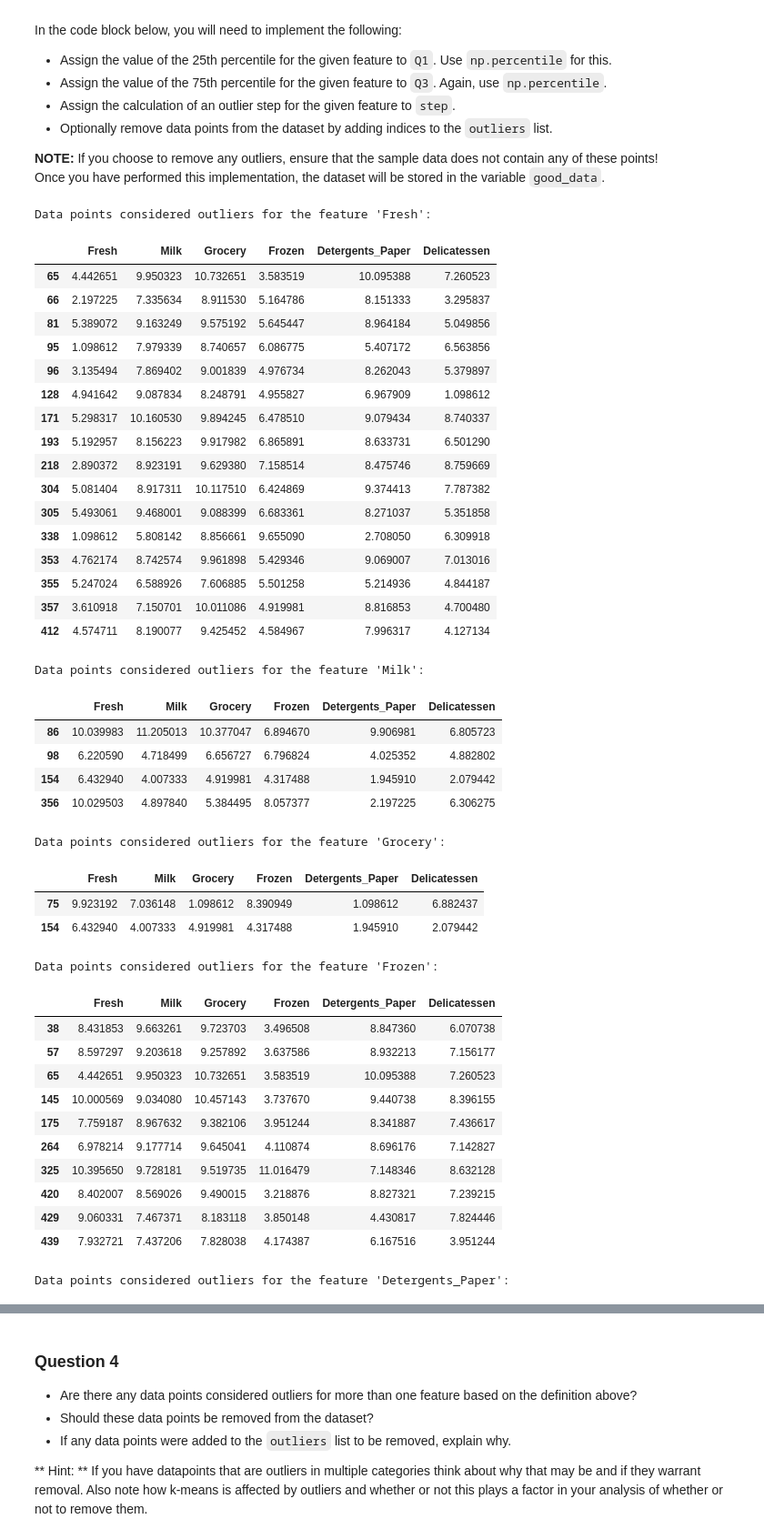
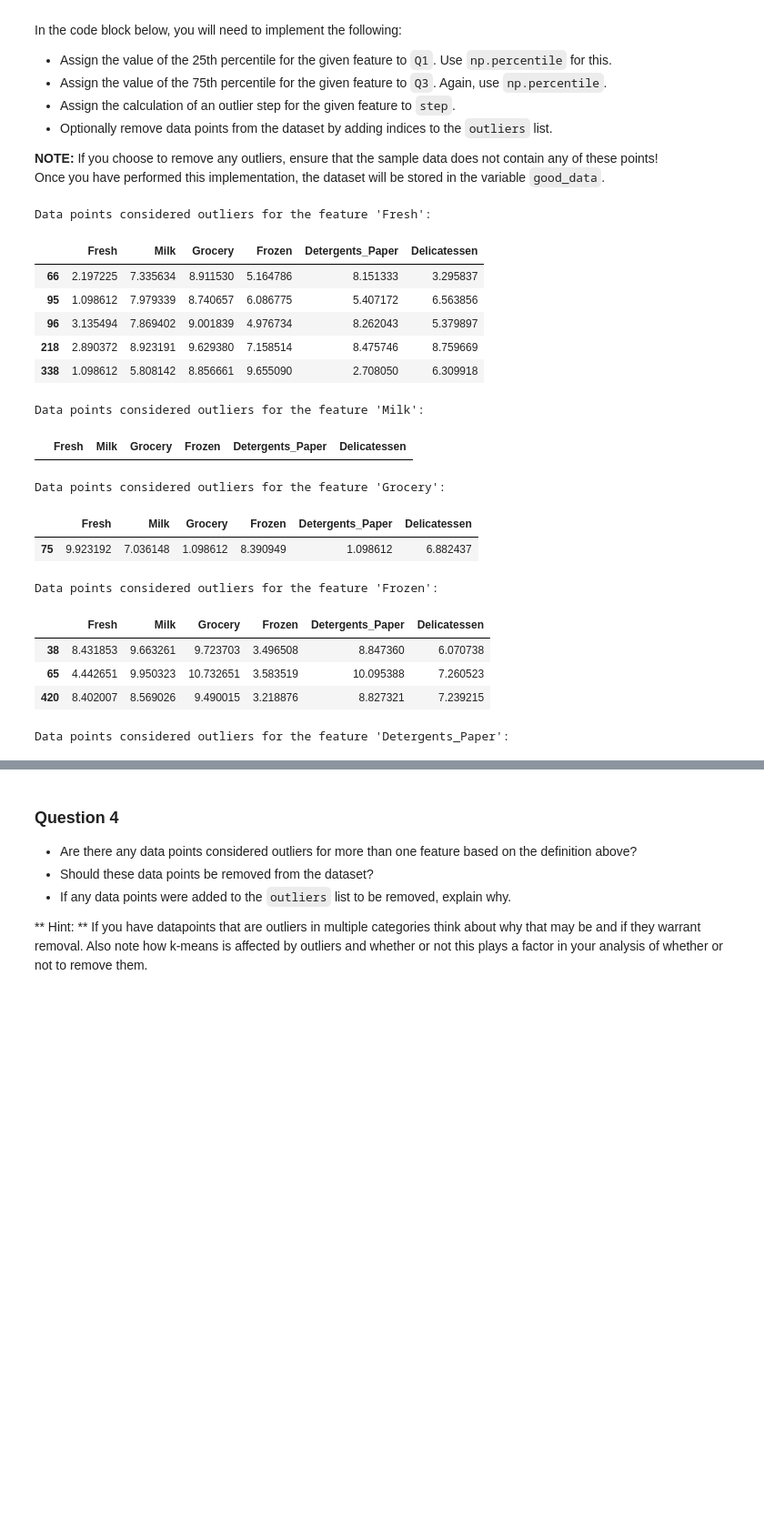
Before and after one commit to wang-zhe/Udacity-Review-Statistics, a Jupyter notebook: customer_segments.ipynb, the cells around one changed output, grey strips where cells are left out. Shown: that part at 91% size. Cells and saved outputs as stored; diff of their text form; code cells hidden in the pictures; blank space fills up the shorter version.

```diff
--- a/customer_segments.ipynb
+++ b/customer_segments.ipynb
@@ -281,67 +288,45 @@ Once you have performed this implementation, the dataset will be stored in the v
 # %%
 # For each feature find the data points with extreme high or low values
 for feature in log_data.keys():
 
     # TODO: Calculate Q1 (25th percentile of the data) for the given feature
-    Q1 = np.percentile(log_data[feature],25)
+    Q1 = np.percentile(log_data, 25)
 
     # TODO: Calculate Q3 (75th percentile of the data) for the given feature
-    Q3 = np.percentile(log_data[feature],75)
+    Q3 = np.percentile(log_data, 75)
 
     # TODO: Use the interquartile range to calculate an outlier step (1.5 times the interquartile range)
-    step = 1.5*(Q3-Q1)
+    step = 1.5 * (Q3 - Q1)
 
     # Display the outliers
     print("Data points considered outliers for the feature '{}':".format(feature))
-    data_outliers = log_data[~((log_data[feature] >= Q1 - step) & (log_data[feature] <= Q3 + step))]
-    display(data_outliers)
+    display(log_data[~((log_data[feature] >= Q1 - step) & (log_data[feature] <= Q3 + step))])
+
 
 # OPTIONAL: Select the indices for data points you wish to remove
-outliers  = [66,75,95,96,218,338,357,161,109,128,142,187,233]
+outliers  = [66, 95, 96, 218, 338, 75, 38, 65, 420, 122, 142, 154, 161, 177, 204, 237, 289, 338, 356, 402, 128,
+            137, 184, 187, 203, 233, 285, 289]
 
 # Remove the outliers, if any were specified
 good_data = log_data.drop(log_data.index[outliers]).reset_index(drop = True)
 # %% [output]
 Data points considered outliers for the feature 'Fresh':
 |  | Fresh | Milk | Grocery | Frozen | Detergents_Paper | Delicatessen |
-| 65 | 4.442651 | 9.950323 | 10.732651 | 3.583519 | 10.095388 | 7.260523 |
 | 66 | 2.197225 | 7.335634 | 8.911530 | 5.164786 | 8.151333 | 3.295837 |
-| 81 | 5.389072 | 9.163249 | 9.575192 | 5.645447 | 8.964184 | 5.049856 |
 | 95 | 1.098612 | 7.979339 | 8.740657 | 6.086775 | 5.407172 | 6.563856 |
 | 96 | 3.135494 | 7.869402 | 9.001839 | 4.976734 | 8.262043 | 5.379897 |
-| 128 | 4.941642 | 9.087834 | 8.248791 | 4.955827 | 6.967909 | 1.098612 |
-| 171 | 5.298317 | 10.160530 | 9.894245 | 6.478510 | 9.079434 | 8.740337 |
-| 193 | 5.192957 | 8.156223 | 9.917982 | 6.865891 | 8.633731 | 6.501290 |
 | 218 | 2.890372 | 8.923191 | 9.629380 | 7.158514 | 8.475746 | 8.759669 |
-| 304 | 5.081404 | 8.917311 | 10.117510 | 6.424869 | 9.374413 | 7.787382 |
-| 305 | 5.493061 | 9.468001 | 9.088399 | 6.683361 | 8.271037 | 5.351858 |
 | 338 | 1.098612 | 5.808142 | 8.856661 | 9.655090 | 2.708050 | 6.309918 |
-| 353 | 4.762174 | 8.742574 | 9.961898 | 5.429346 | 9.069007 | 7.013016 |
-| 355 | 5.247024 | 6.588926 | 7.606885 | 5.501258 | 5.214936 | 4.844187 |
-| 357 | 3.610918 | 7.150701 | 10.011086 | 4.919981 | 8.816853 | 4.700480 |
-| 412 | 4.574711 | 8.190077 | 9.425452 | 4.584967 | 7.996317 | 4.127134 |
 Data points considered outliers for the feature 'Milk':
 |  | Fresh | Milk | Grocery | Frozen | Detergents_Paper | Delicatessen |
-| 86 | 10.039983 | 11.205013 | 10.377047 | 6.894670 | 9.906981 | 6.805723 |
-| 98 | 6.220590 | 4.718499 | 6.656727 | 6.796824 | 4.025352 | 4.882802 |
-| 154 | 6.432940 | 4.007333 | 4.919981 | 4.317488 | 1.945910 | 2.079442 |
-| 356 | 10.029503 | 4.897840 | 5.384495 | 8.057377 | 2.197225 | 6.306275 |
 Data points considered outliers for the feature 'Grocery':
 |  | Fresh | Milk | Grocery | Frozen | Detergents_Paper | Delicatessen |
 | 75 | 9.923192 | 7.036148 | 1.098612 | 8.390949 | 1.098612 | 6.882437 |
-| 154 | 6.432940 | 4.007333 | 4.919981 | 4.317488 | 1.945910 | 2.079442 |
 Data points considered outliers for the feature 'Frozen':
 |  | Fresh | Milk | Grocery | Frozen | Detergents_Paper | Delicatessen |
 | 38 | 8.431853 | 9.663261 | 9.723703 | 3.496508 | 8.847360 | 6.070738 |
-| 57 | 8.597297 | 9.203618 | 9.257892 | 3.637586 | 8.932213 | 7.156177 |
 | 65 | 4.442651 | 9.950323 | 10.732651 | 3.583519 | 10.095388 | 7.260523 |
-| 145 | 10.000569 | 9.034080 | 10.457143 | 3.737670 | 9.440738 | 8.396155 |
-| 175 | 7.759187 | 8.967632 | 9.382106 | 3.951244 | 8.341887 | 7.436617 |
-| 264 | 6.978214 | 9.177714 | 9.645041 | 4.110874 | 8.696176 | 7.142827 |
-| 325 | 10.395650 | 9.728181 | 9.519735 | 11.016479 | 7.148346 | 8.632128 |
 | 420 | 8.402007 | 8.569026 | 9.490015 | 3.218876 | 8.827321 | 7.239215 |
-| 429 | 9.060331 | 7.467371 | 8.183118 | 3.850148 | 4.430817 | 7.824446 |
-| 439 | 7.932721 | 7.437206 | 7.828038 | 4.174387 | 6.167516 | 3.951244 |
 Data points considered outliers for the feature 'Detergents_Paper':
 |  | Fresh | Milk | Grocery | Frozen | Detergents_Paper | Delicatessen |
 | 75 | 9.923192 | 7.036148 | 1.098612 | 8.390949 | 1.098612 | 6.882437 |
```
Also changed, not shown: parts of 45 cells of this notebook.
